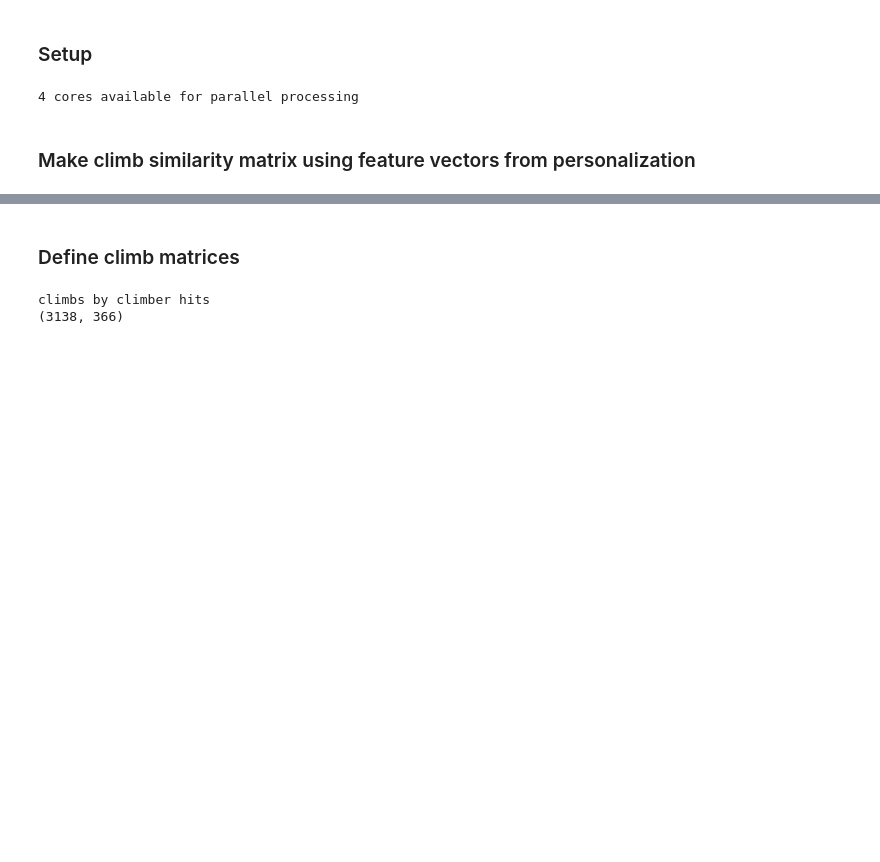
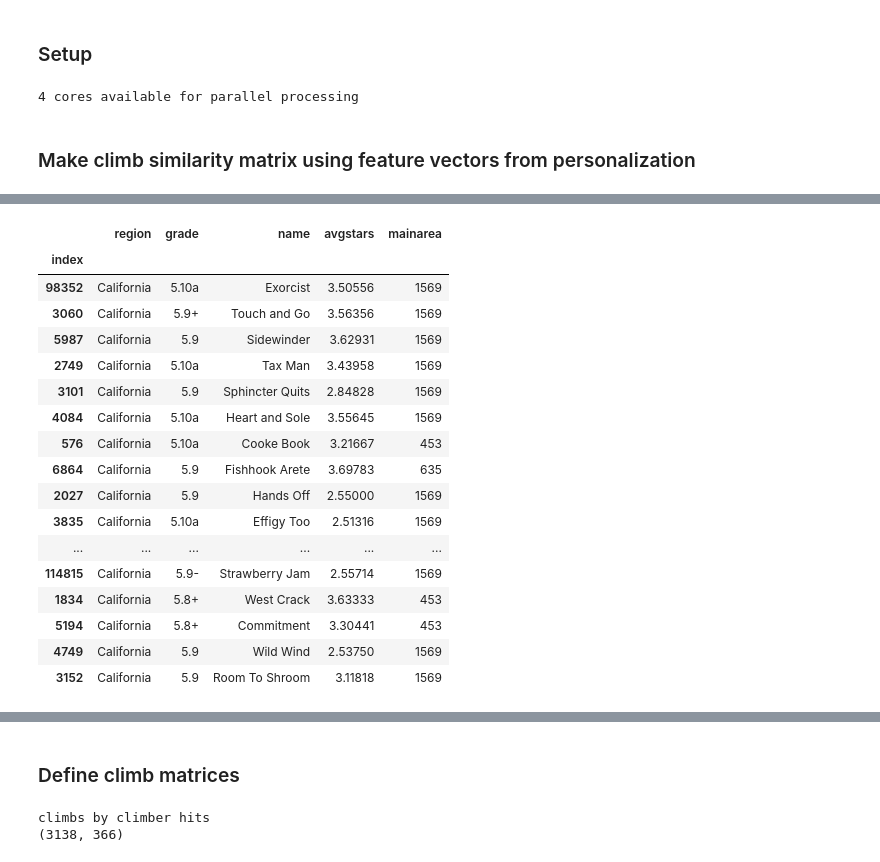
Before and after one commit to askerry/cragcrunch, a Jupyter notebook: Notebook 7. Clustering and Reduction.ipynb, the cells around one changed output, grey strips where cells are left out. Drawn from its saved outputs; the diff is of its cells as text; code cells hidden in the pictures; blank space fills up the shorter version.

```diff
--- a/Notebook 7. Clustering and Reduction.ipynb
+++ b/Notebook 7. Clustering and Reduction.ipynb
@@ -61,0 +107,27 @@ load in final climb X matrix
+# %%
+%autoreload
+testname="Pope's Crack"
+climbid=cdf[cdf['name']==testname].climbid.values[0]
+candidates=mo.getsimilarclimbcandidates(climbid, cdf)
+similar, dissimilar=mo.gettopbottom(simdf, climbid, candidates, n=20)
+# %%
+cdf.loc[similar,['region','grade','name','avgstars', 'mainarea']]
+# %% [output]
+|  | region | grade | name | avgstars | mainarea |
+| index |  |  |  |  |  |
+| 98352 | California | 5.10a | Exorcist | 3.50556 | 1569 |
+| 3060 | California | 5.9+ | Touch and Go | 3.56356 | 1569 |
+| 5987 | California | 5.9 | Sidewinder | 3.62931 | 1569 |
+| 2749 | California | 5.10a | Tax Man | 3.43958 | 1569 |
+| 3101 | California | 5.9 | Sphincter Quits | 2.84828 | 1569 |
+| 4084 | California | 5.10a | Heart and Sole | 3.55645 | 1569 |
+| 576 | California | 5.10a | Cooke Book | 3.21667 | 453 |
+| 6864 | California | 5.9 | Fishhook Arete | 3.69783 | 635 |
+| 2027 | California | 5.9 | Hands Off | 2.55000 | 1569 |
+| 3835 | California | 5.10a | Effigy Too | 2.51316 | 1569 |
+| ... | ... | ... | ... | ... | ... |
+| 114815 | California | 5.9- | Strawberry Jam | 2.55714 | 1569 |
+| 1834 | California | 5.8+ | West Crack | 3.63333 | 453 |
+| 5194 | California | 5.8+ | Commitment | 3.30441 | 453 |
+| 4749 | California | 5.9 | Wild Wind | 2.53750 | 1569 |
+| 3152 | California | 5.9 | Room To Shroom | 3.11818 | 1569 |
```
Also changed, not shown: parts of 12 cells of this notebook, 23 other files.
